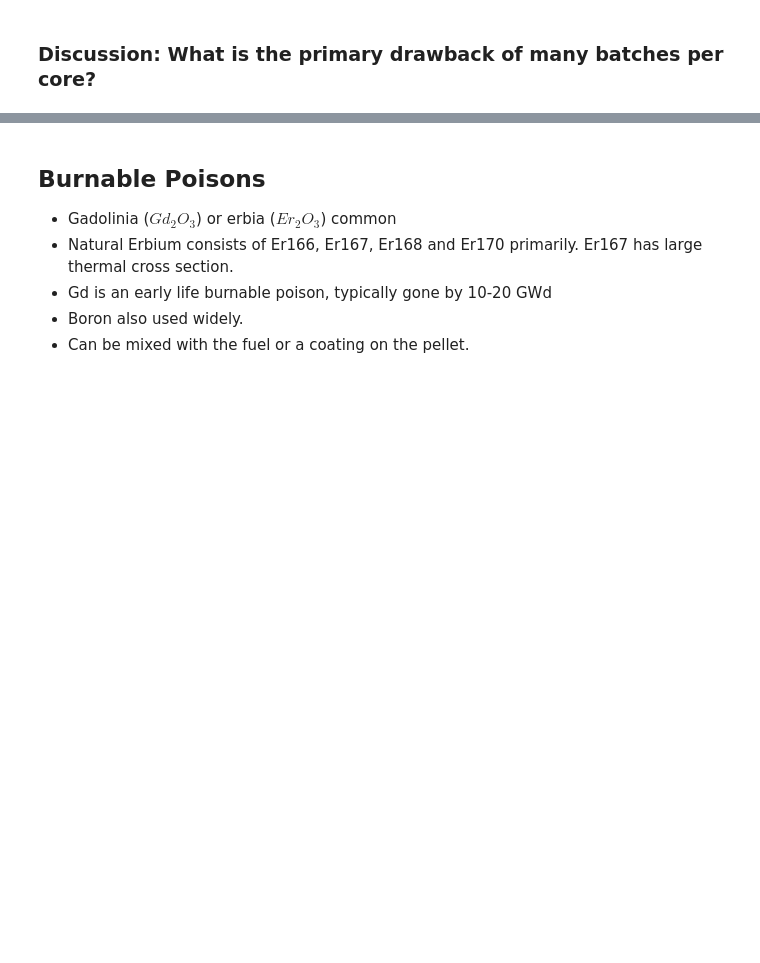
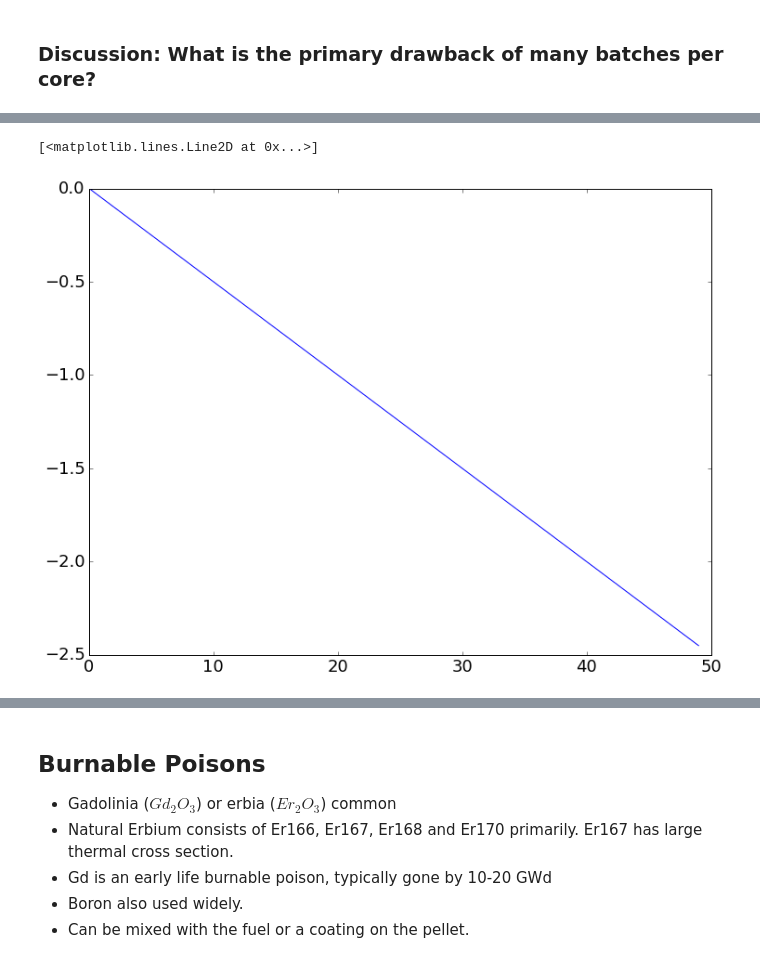
Before and after one commit to katyhuff/npre247, a Jupyter notebook: reactor-physics/in-core.ipynb, the cells around one changed output, grey strips where cells are left out. Saved outputs shown, nothing was run; the diff lists cells and outputs as text; code cells hidden in the pictures; blank space fills up the shorter version.

```diff
--- a/reactor-physics/in-core.ipynb
+++ b/reactor-physics/in-core.ipynb
@@ -367,3 +387,23 @@ F_i &= \mbox{production rate of nuclide i directly from fission}\\
+# %%
+def rho(f, f0):
+    return (f-f0)/f
+
+def f(sigaf, sigam, sigap):
+    return sigaf/(sigaf + sigam + sigap)
+
+
+def f0(sigaf, sigam):
+    return sigaf/(sigaf + sigam)
+
+
+sigaf = 10
+sigam = 10
+
+sigap = np.arange(0,50)
+plt.plot(sigap, rho(f(sigaf, sigam, sigap), f0(sigaf, sigam)))
+# %% [output]
+[<matplotlib.lines.Line2D at 0x...>]
+[figure, added]
 # %% [markdown]
 ### Example: $^{135}Xe$
 
```
Also changed, not shown: parts of 9 cells of this notebook.
